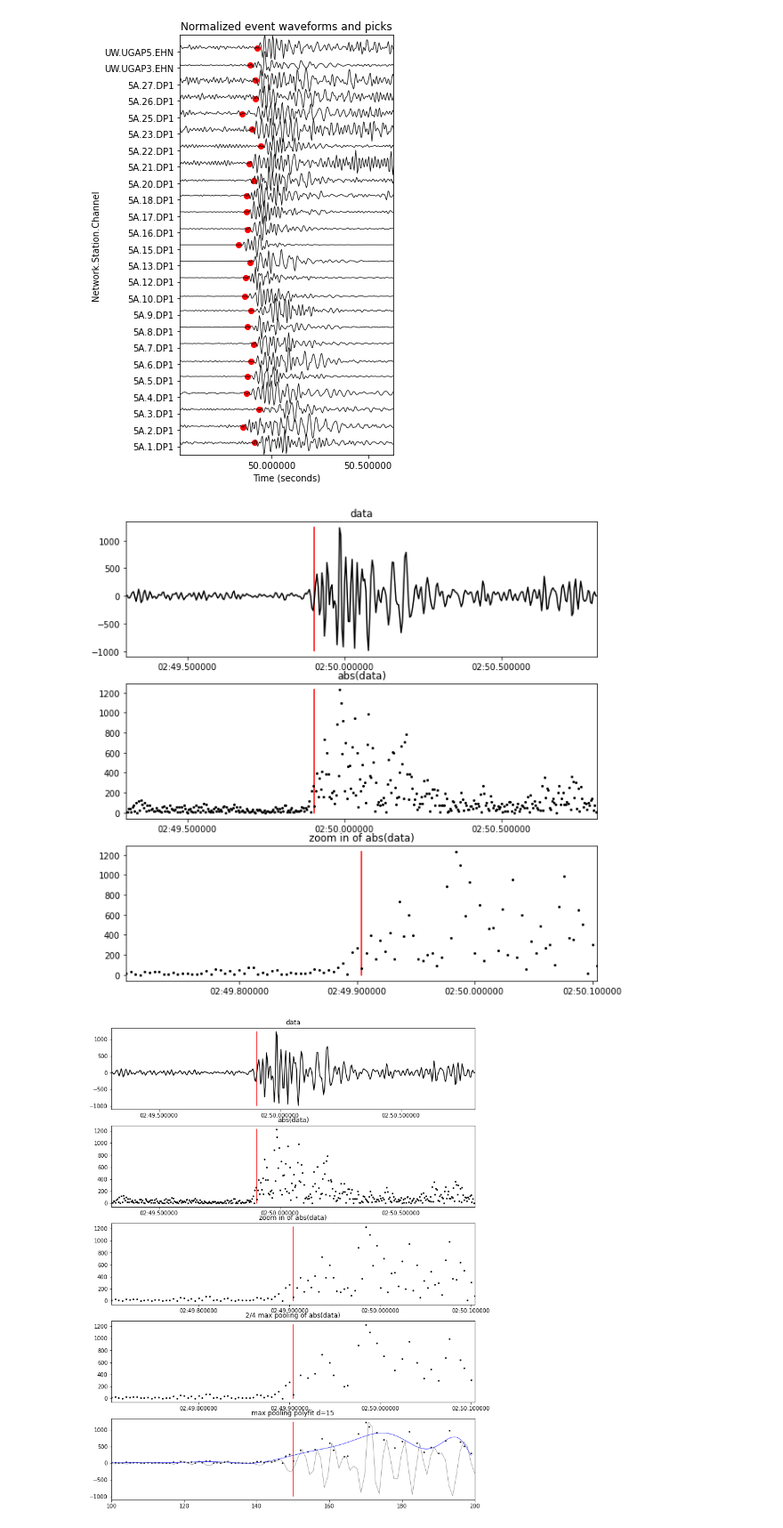
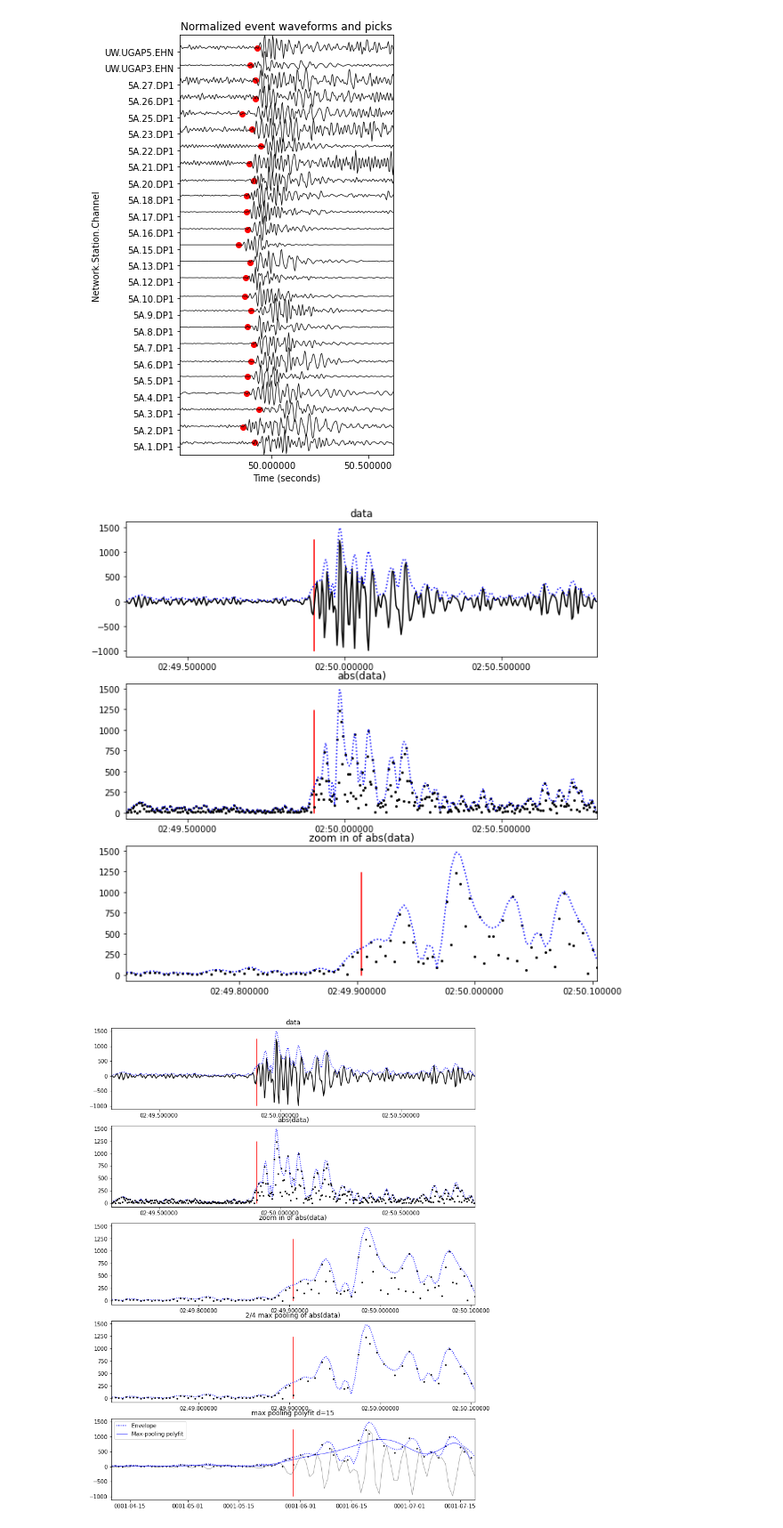
Before and after one commit to tjnewton/sigpig, a Jupyter notebook: examples/explore_Trace.ipynb, the cells around one changed output. Shown: that part at 89% size. Cells and saved outputs as stored; diff of their text form; code cells hidden in the pictures.

Commit message:
add data envelope to figures

```diff
--- a/examples/explore_Trace.ipynb
+++ b/examples/explore_Trace.ipynb
@@ -132,9 +132,13 @@ fig.tight_layout()
 [figure]
 # %%
 # identify the trace to inspect as an index into event_stream
+import obspy
 index = 16 # test 0,2,16,20
 trace = event_stream[index].copy()
+
+# get the data evnelope (a curve outlining extremes of abs(trace.data))
 data_envelope = obspy.signal.filter.envelope(trace.data)
+
 # identify the pick time associated with this trace
 pick_time_DT = event[index]['time'] # UTCDateTime object for operating on dates
 pick_time = event[index]['time'].matplotlib_date # mpl date format for plotting
@@ -144,13 +148,14 @@ trace_times_DT = np.asarray([trace.stats.starttime + offset for offset in trace.
 trace_times = trace.times("matplotlib")
 trace_data = trace.data.copy()
 
-# plot trace data and the absolute value of the data
+# plot trace data, evnelope, and the absolute value of the data
 fig, ax = plt.subplots(3, figsize=(10, 10))
 
 # plot the pick time
 ax[0].plot_date([pick_time, pick_time], [trace_data.min(), trace_data.max()], fmt="r-", markersize=1)
 # plot raw data as points
 ax[0].plot_date(trace_times, trace_data, fmt="k-", markersize=1)
+ax[0].plot_date(trace_times, data_envelope, fmt="b:", markersize=1)
 ax[0].set_title("data")
 ax[0].set_xlim([trace_times[0], trace_times[-1]])
 
@@ -158,6 +163,8 @@ ax[0].set_xlim([trace_times[0], trace_times[-1]])
 ax[1].plot_date([pick_time, pick_time], [abs(trace_data).min(), abs(trace_data).max()], fmt="r-", markersize=1)
 # plot abs(data) as points
 ax[1].plot_date(trace_times, abs(trace_data), fmt="ko", markersize=2)
+# plot the data envelope
+ax[1].plot_date(trace_times, data_envelope, fmt="b:", markersize=1)
 ax[1].set_title("abs(data)")
 ax[1].set_xlim([trace_times[0], trace_times[-1]])
 
@@ -165,13 +172,15 @@ ax[1].set_xlim([trace_times[0], trace_times[-1]])
 ax[2].plot_date([pick_time, pick_time], [abs(trace_data).min(), abs(trace_data).max()], fmt="r-", markersize=1)
 # plot zoom-in of abs(data)
 ax[2].plot_date(trace_times, abs(trace_data), fmt="ko", markersize=2)
+# plot the data envelope
+ax[2].plot_date(trace_times, data_envelope, fmt="b:", markersize=1)
 ax[2].set_title("zoom in of abs(data)")
 # sex x_lim to + and - 0.2 seconds surrounding pick time
 ax[2].set_xlim([(pick_time_DT - 0.2).matplotlib_date, (pick_time_DT + 0.2).matplotlib_date])
 
 plt.show()
 # %% [output]
-[figure, old version]
+[figure, new version]
 # %%
 # this cell processes the trace data to ultimately determine a polynomial that describes the shape of the phase onset,
 # then plots the data processing and fitting
@@ -224,48 +233,60 @@ fig, ax = plt.subplots(5, figsize=(12, 16))
 ax[0].plot_date([pick_time, pick_time], [trace_data.min(), trace_data.max()], fmt="r-", markersize=1)
 # plot raw data
 ax[0].plot_date(trace_times, trace_data, fmt="k-", markersize=1)
+# plot the data envelope
+ax[0].plot_date(trace_times, data_envelope, fmt="b:", markersize=1)
 ax[0].set_title("data")
 ax[0].set_xlim([trace_times[0], trace_times[-1]])
 
 # plot the pick time
 ax[1].plot_date([pick_time, pick_time], [abs(trace_data).min(), abs(trace_data).max()], fmt="r-", markersize=1)
+# plot the data envelope
+ax[1].plot_date(trace_times, data_envelope, fmt="b:", markersize=1)
 # plot abs(data) as points
 ax[1].plot_date(trace_times, abs(trace_data), fmt="ko", markersize=2)
 ax[1].set_title("abs(data)")
 ax[1].set_xlim([trace_times[0], trace_times[-1]])
 
 # plot the pick time
 ax[2].plot_date([pick_time, pick_time], [abs(trace_data).min(), abs(trace_data).max()], fmt="r-", markersize=1)
+# plot the data envelope
+ax[2].plot_date(trace_times, data_envelope, fmt="b:", markersize=1)
 # plot zoom-in of abs(data)
 ax[2].plot_date(trace_times, abs(trace_data), fmt="ko", markersize=2)
 ax[2].set_title("zoom in of abs(data)")
 # sex x_lim to + and - 0.2 seconds surrounding pick time
 ax[2].set_xlim([(pick_time_DT - 0.2).matplotlib_date, (pick_time_DT + 0.2).matplotlib_date])
 
 # plot the pick time
 ax[3].plot_date([pick_time, pick_time], [max_pool_amplitude.min(), max_pool_amplitude.max()], fmt="r-", markersize=1)
+# plot the data envelope
+ax[3].plot_date(trace_times, data_envelope, fmt="b:", markersize=1)
 # plot max_pool transformed data
 ax[3].plot_date(max_pool_times, max_pool_amplitude, fmt="ko", markersize=2)
 ax[3].set_title("2/4 max pooling of abs(data)")
 ax[3].set_xlim([(pick_time_DT - 0.2).matplotlib_date, (pick_time_DT + 0.2).matplotlib_date])
 
 # plot the time series for reference
 temp_xs = np.linspace(starting_array_index, ending_array_index, num=100)
 temp_data = trace_data[starting_array_index:ending_array_index]
-ax[4].plot(temp_xs, temp_data, c='gray', linewidth=0.7)
+temp_envelope = data_envelope[starting_array_index:ending_array_index]
+ax[4].plot(temp_xs, temp_data, c='gray', linewidth=0.7, label=None)
 # plot the pick time
-ax[4].plot([pick_time_index, pick_time_index], [temp_data.min(), temp_data.max()], c="r")
+ax[4].plot([pick_time_index, pick_time_index], [temp_data.min(), temp_data.max()], c="r", label=None)
+# plot the data envelope
+ax[4].plot_date(temp_xs, temp_envelope, fmt="b:", markersize=1, label="Envelope")
 # plot max_pool transformed data
 ax[4].scatter(max_pool_indices, max_pool_amplitude, s=3, c="k")
 # plot the fit to the max_pool amplitude data
-ax[4].plot(t, p(t), c="b", linewidth=0.7)
+ax[4].plot(t, p(t), c="b", linewidth=0.7, label="Max-pooling polyfit")
 # sex x_lim to + and - 0.2 seconds surrounding pick time
 ax[4].set_xlim([starting_array_index, ending_array_index])
 ax[4].set_title(f"max pooling polyfit d={polynomial_degree}")
+ax[4].legend()
 
 plt.show()
 # %% [output]
-[figure, old version]
+[figure, new version]
 # %%
 # sandbox for testing polyfit degree on different data
 
```
Also changed, not shown: parts of 10 cells of this notebook.
